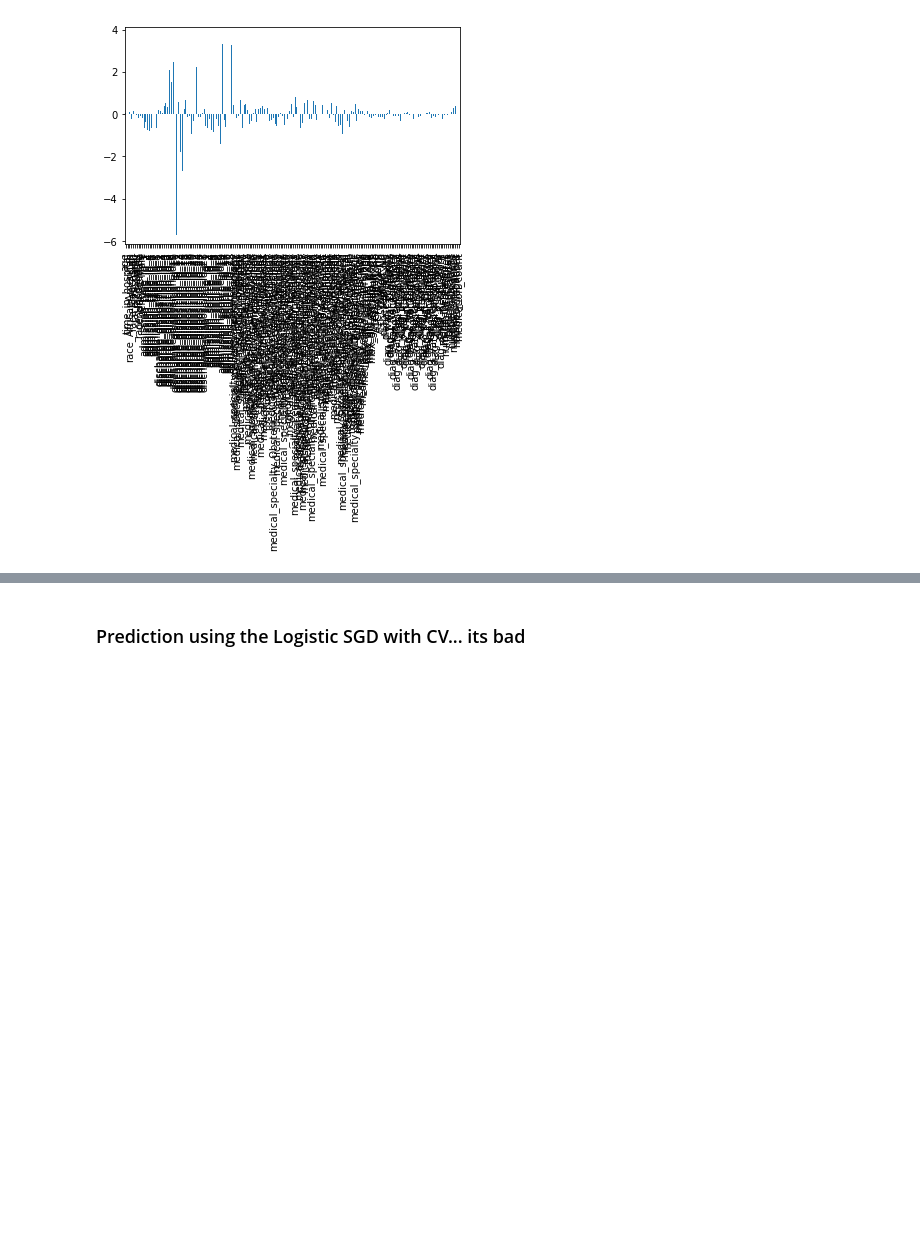
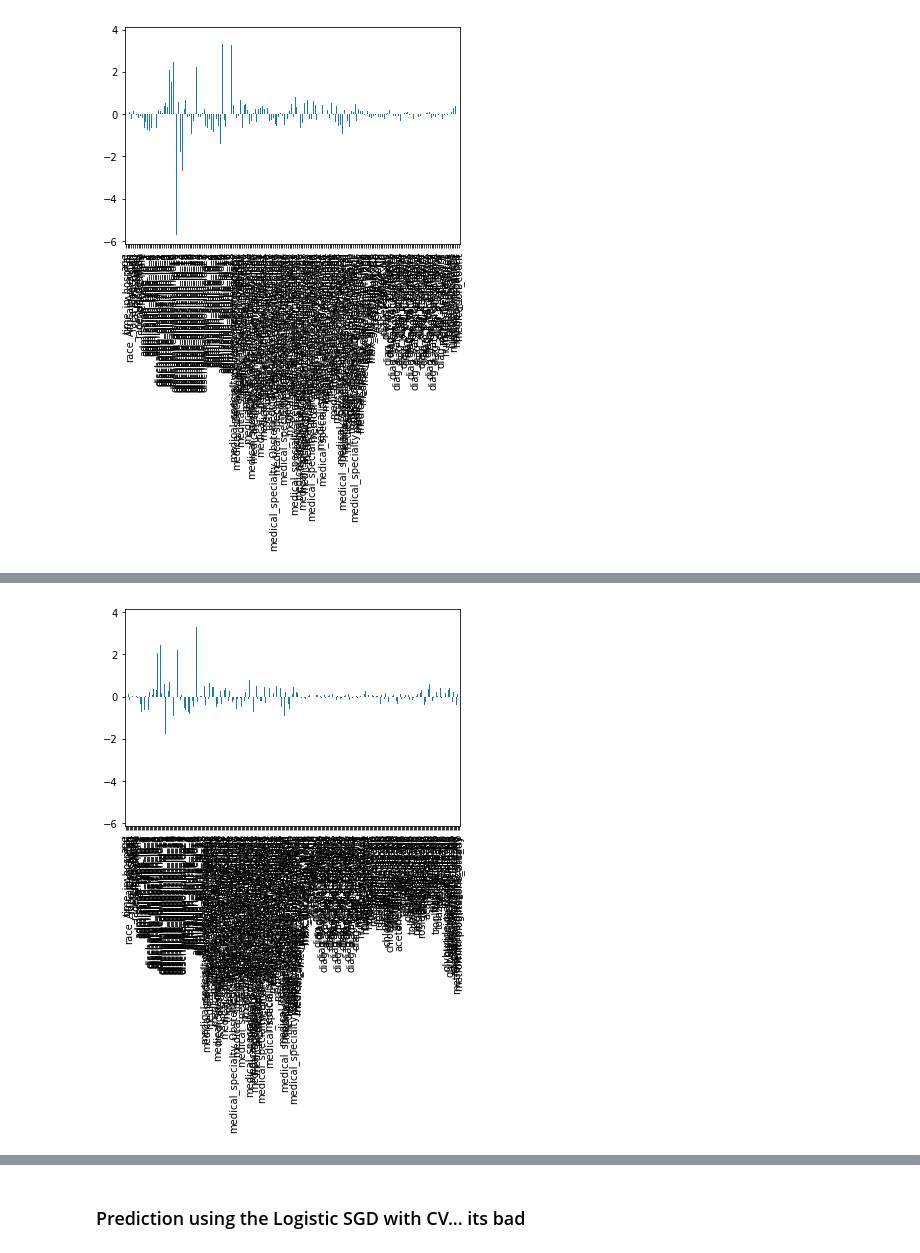
Before and after one commit to mltran2017/MSDS7331, a Jupyter notebook: notebook/MiniLab1/ZG_Diabetes_Logistic.ipynb, the cells around one changed output, grey strips where cells are left out. Cells and saved outputs as stored; diff of their text form; code cells hidden in the pictures; blank space fills up the shorter version.

```diff
--- a/notebook/MiniLab1/ZG_Diabetes_Logistic.ipynb
+++ b/notebook/MiniLab1/ZG_Diabetes_Logistic.ipynb
@@ -174 +332,6 @@ for coef, name in allWeight:
+# %%
+pd.Series(model.coef_[0].T,index=x_train.columns).plot(kind = 'bar')
+plt.show()
+# %% [output]
+[figure, added]
 # %%
```
Also changed, not shown: parts of 34 cells of this notebook.
